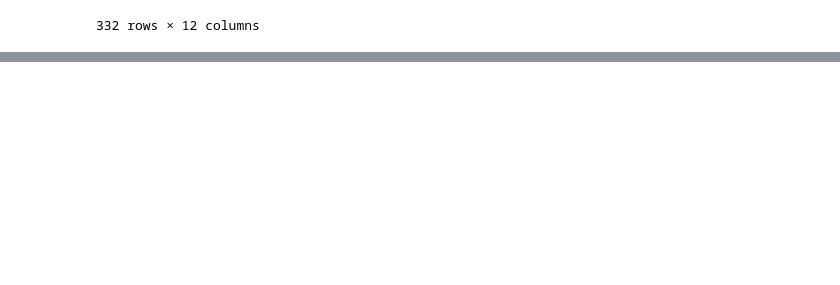
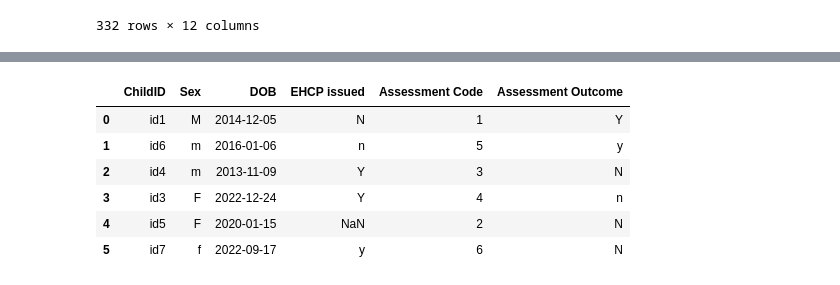
Before and after one commit to paulwhitescc/python-learning-repo, a Jupyter notebook: session_4.ipynb, the cells around one changed output, grey strips where cells are left out. Saved outputs shown, nothing was run; the diff lists cells and outputs as text; code cells hidden in the pictures; blank space fills up the shorter version.

```diff
--- a/session_4.ipynb
+++ b/session_4.ipynb
@@ -90,0 +119,15 @@ identifiers
+# %%
+# pip install openpyxl
+import openpyxl
+
+filepath = r"https://github.com/data-to-insight/ERN-sessions/raw/main/data/small%20excel.xlsx"
+
+# with an excel, if oyu're reading multiple sheets, they come stored in a dictionary
+# with sheet names as keys and dataframes as values
+df_dict = pd.read_excel(filepath, sheet_name=None)
+
+#print(df_dict) --print the set of dictionaries, i.e. every tab on the spreadsheet
+
+print(df_dict.keys())
+
+df_dict['Child Data']
@@ -90,0 +183,14 @@ identifiers
+# %%
+df = df_dict['Child Data'].merge(df_dict['Child extras'], how='left', on='ChildID')
+
+df = df.merge(df_dict['Sheet3'], how='left', on='Assessment Code')
+
+df
+# %% [output]
+|  | ChildID | Sex | DOB | EHCP issued | Assessment Code | Assessment Outcome |
+| 0 | id1 | M | 2014-12-05 | N | 1 | Y |
+| 1 | id6 | m | 2016-01-06 | n | 5 | y |
+| 2 | id4 | m | 2013-11-09 | Y | 3 | N |
+| 3 | id3 | F | 2022-12-24 | Y | 4 | n |
+| 4 | id5 | F | 2020-01-15 | NaN | 2 | N |
+| 5 | id7 | f | 2022-09-17 | y | 6 | N |
```
Also changed, not shown: parts of 6 cells of this notebook.
